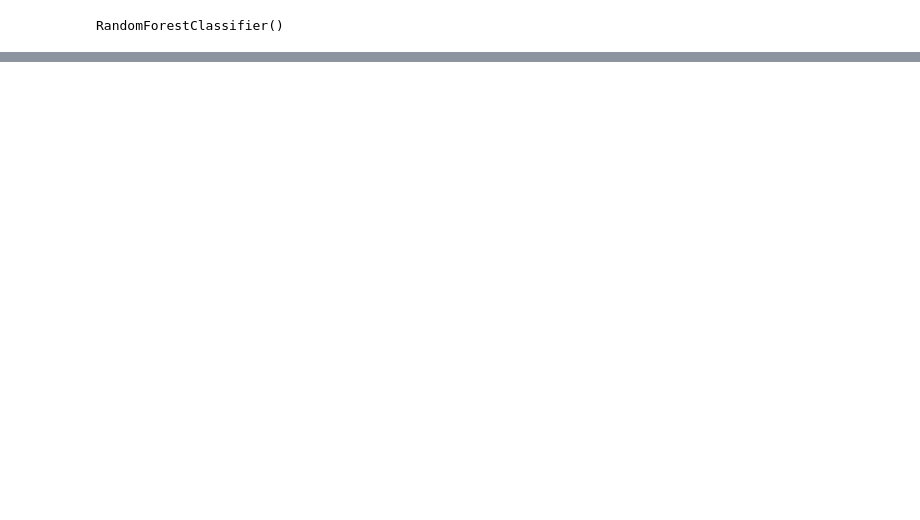
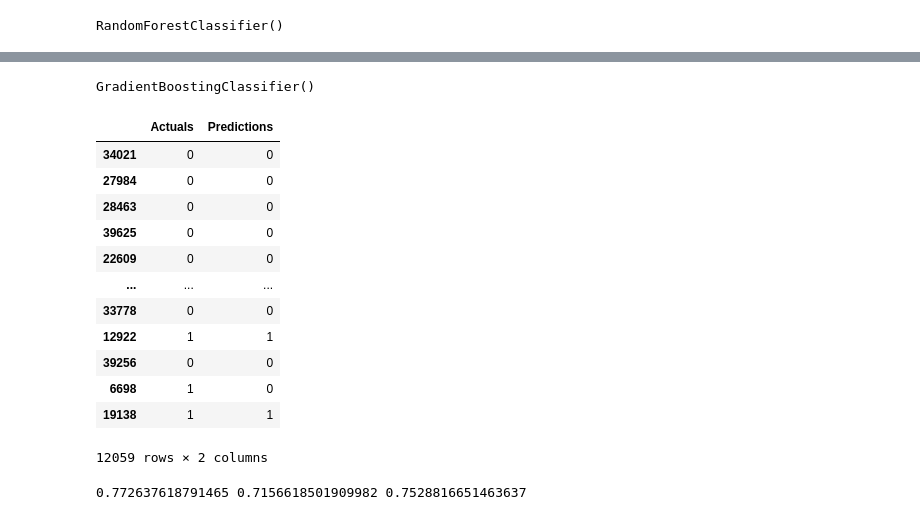
Before and after one commit to shreyansh273/Santander-Customer-Transaction-Prediction, a Jupyter notebook: Kaggle - SCT prediction.ipynb, the cells around one changed output, grey strips where cells are left out. Cells and saved outputs as stored; diff of their text form; code cells hidden in the pictures; blank space fills up the shorter version.

```diff
--- a/Kaggle - SCT prediction.ipynb
+++ b/Kaggle - SCT prediction.ipynb
@@ -230,0 +209,31 @@ print(precision2, recall2, accuracy2)
+# %%
+model3 = GradientBoostingClassifier()
+model3.fit(X_train, y_train["target"])
+# %% [output]
+GradientBoostingClassifier()
+# %%
+predictions3 = model3.predict(X_test)
+results3 = pd.DataFrame({"Actuals":y_test["target"], "Predictions":predictions3})
+results3
+# %% [output]
+|  | Actuals | Predictions |
+| 34021 | 0 | 0 |
+| 27984 | 0 | 0 |
+| 28463 | 0 | 0 |
+| 39625 | 0 | 0 |
+| 22609 | 0 | 0 |
+| ... | ... | ... |
+| 33778 | 0 | 0 |
+| 12922 | 1 | 1 |
+| 39256 | 0 | 0 |
+| 6698 | 1 | 0 |
+| 19138 | 1 | 1 |
+12059 rows × 2 columns
+# %%
+cfm3 = pd.DataFrame(confusion_matrix(results3["Actuals"], results3["Predictions"]))
+precision3 = cfm3.iloc[1,1]/(cfm3.iloc[0,1]+cfm3.iloc[1,1])
+recall3 = cfm3.iloc[1,1]/(cfm3.iloc[1,0]+cfm3.iloc[1,1])
+accuracy3 = (cfm3.iloc[1,1]+cfm3.iloc[0,0])/(cfm3.iloc[1,0]+cfm3.iloc[1,1]+cfm3.iloc[0,0]+cfm3.iloc[0,1])
+print(precision3, recall3, accuracy3)
+# %% [output]
+0.772637618791465 0.7156618501909982 0.7528816651463637
```
Also changed, not shown: parts of 11 cells of this notebook.
